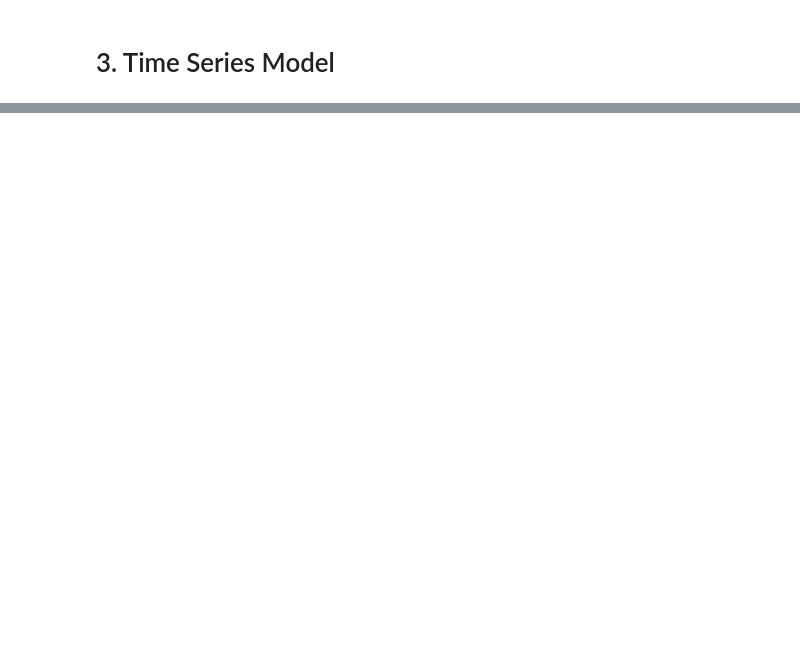
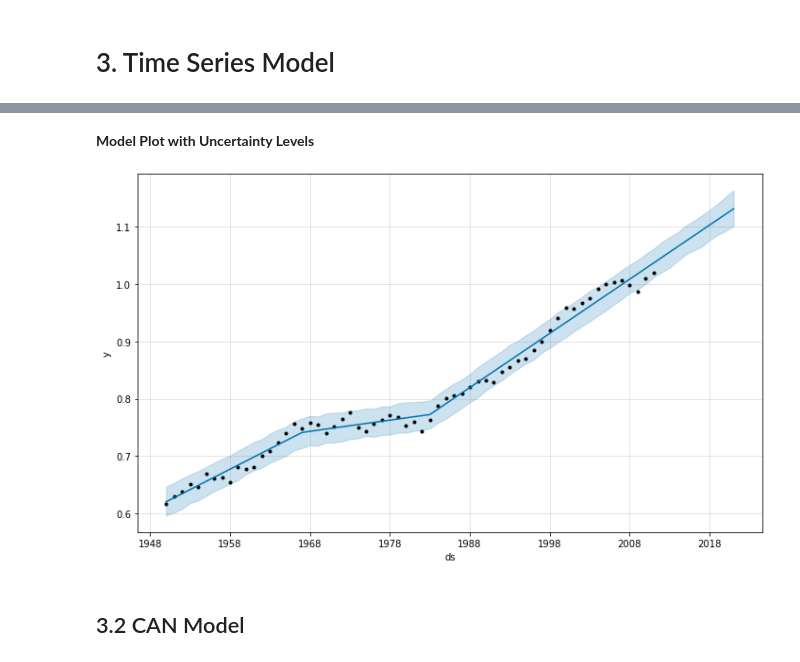
Before and after one commit to alfarias/forecasting-challenge-4i, a Jupyter notebook: notebooks/case1.ipynb, the cells around one changed output, grey strips where cells are left out. Saved outputs shown, nothing was run; the diff lists cells and outputs as text; code cells hidden in the pictures; blank space fills up the shorter version.

Commit message:
Case 1 Forecastings finished

```diff
--- a/notebooks/case1.ipynb
+++ b/notebooks/case1.ipynb
@@ -107,0 +153,6 @@ data_mex = data.query('country == "MEX"')
+# %%
+future_usa = model_usa.make_future_dataframe(periods=10,
+                                            freq='Y')
+forecast_usa = model_usa.predict(future_usa)
+display(HTML('<span style="font-weight:bold">' + 'Model Forecasting' + '</span>'))
+forecast_usa[['ds', 'yhat', 'yhat_lower', 'yhat_upper']].tail(10)
@@ -107,0 +172,8 @@ data_mex = data.query('country == "MEX"')
+# %%
+display(HTML('<span style="font-weight:bold">' + 'Model Plot with Uncertainty Levels' + '</span>'))
+model_usa.plot(forecast_usa, uncertainty=True);
+# %% [output]
+Model Plot with Uncertainty Levels
+[figure, added]
+# %% [markdown]
+## 3.2 CAN Model
```
Also changed, not shown: parts of 20 cells of this notebook.
